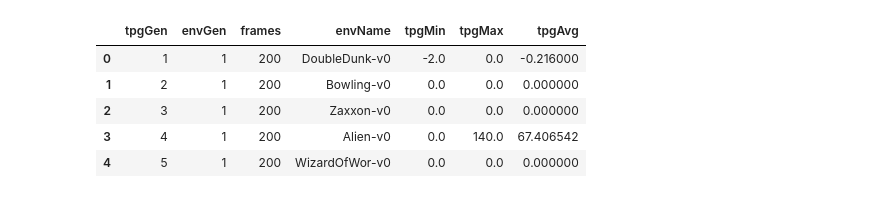
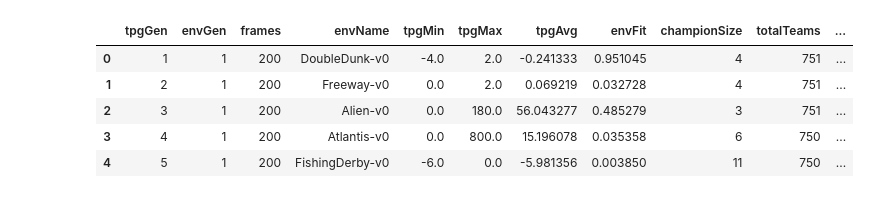
Before and after one commit to Ryan-Amaral/general-game-playing-tpg, a Jupyter notebook: ggp-generational-visualization.ipynb, the cells around one changed output. Saved outputs shown, nothing was run; the diff lists cells and outputs as text; code cells hidden in the pictures.

```diff
--- a/ggp-generational-visualization.ipynb
+++ b/ggp-generational-visualization.ipynb
@@ -2,12 +2,12 @@
 import pandas as pd
 import matplotlib.pyplot as plt
 # %%
-df = pd.read_csv('ggp-test-log.txt')
+df = pd.read_csv('ggp-log-gens-15games.txt')
 df.head()
 # %% [output]
-|  | tpgGen | envGen | frames | envName | tpgMin | tpgMax | tpgAvg |
-| 0 | 1 | 1 | 200 | DoubleDunk-v0 | -2.0 | 0.0 | -0.216000 |
-| 1 | 2 | 1 | 200 | Bowling-v0 | 0.0 | 0.0 | 0.000000 |
-| 2 | 3 | 1 | 200 | Zaxxon-v0 | 0.0 | 0.0 | 0.000000 |
-| 3 | 4 | 1 | 200 | Alien-v0 | 0.0 | 140.0 | 67.406542 |
-| 4 | 5 | 1 | 200 | WizardOfWor-v0 | 0.0 | 0.0 | 0.000000 |
+|  | tpgGen | envGen | frames | envName | tpgMin | tpgMax | tpgAvg | envFit | championSize | totalTeams | ... |
+| 0 | 1 | 1 | 200 | DoubleDunk-v0 | -4.0 | 2.0 | -0.241333 | 0.951045 | 4 | 751 | ... |
+| 1 | 2 | 1 | 200 | Freeway-v0 | 0.0 | 2.0 | 0.069219 | 0.032728 | 4 | 751 | ... |
+| 2 | 3 | 1 | 200 | Alien-v0 | 0.0 | 180.0 | 56.043277 | 0.485279 | 3 | 751 | ... |
+| 3 | 4 | 1 | 200 | Atlantis-v0 | 0.0 | 800.0 | 15.196078 | 0.035358 | 6 | 750 | ... |
+| 4 | 5 | 1 | 200 | FishingDerby-v0 | -6.0 | 0.0 | -5.981356 | 0.003850 | 11 | 750 | ... |
```
Also changed, not shown: parts of 6 cells of this notebook, 4 other files.
